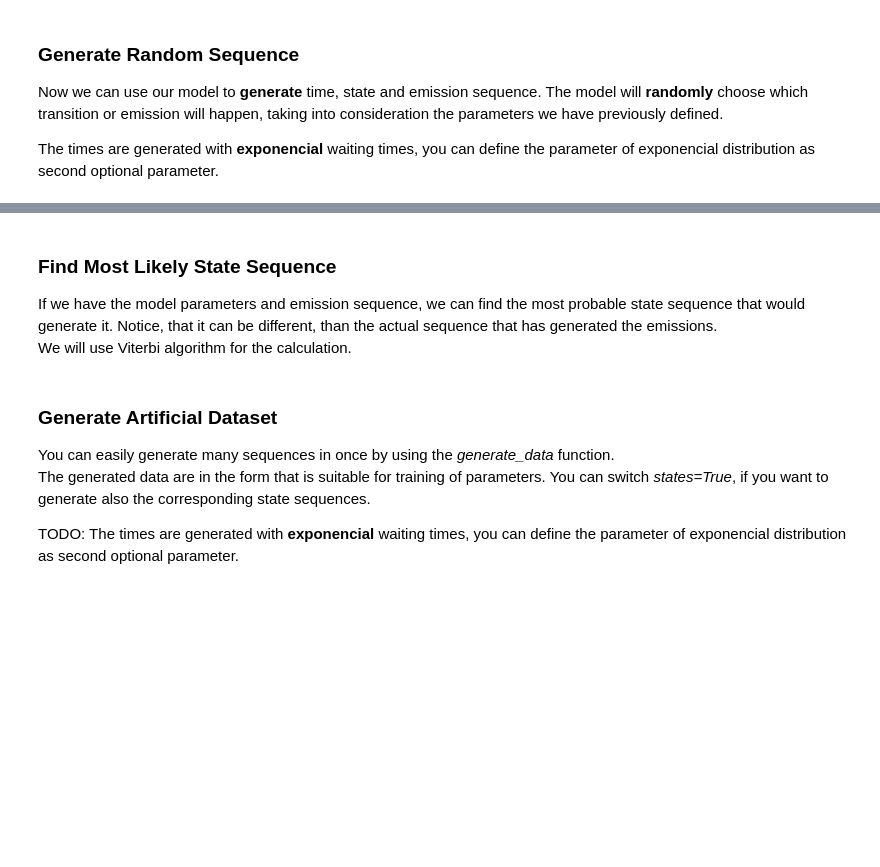
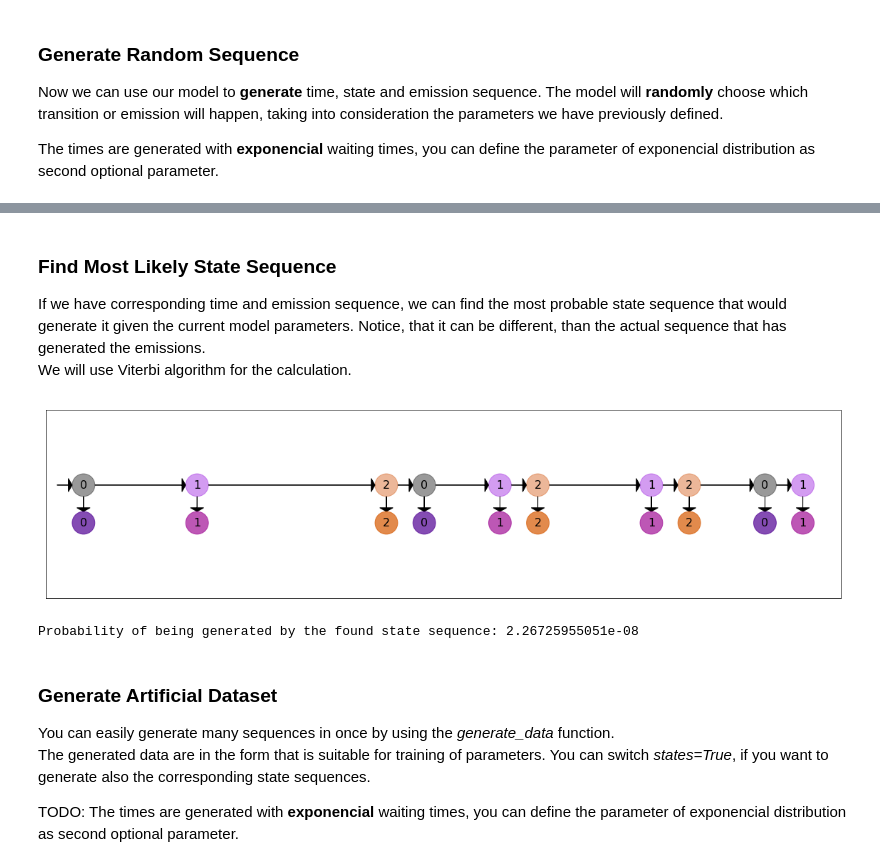
Before and after one commit to lopatovsky/HMMs, a Jupyter notebook: CT-HMM.ipynb, the cells around one changed output, grey strips where cells are left out. Cells and saved outputs as stored; diff of their text form; code cells hidden in the pictures; blank space fills up the shorter version.

```diff
--- a/CT-HMM.ipynb
+++ b/CT-HMM.ipynb
@@ -240,12 +242,15 @@ hmms.plot_hmm( s_seq, e_seq, time=t_seq )
 # %% [markdown]
 ### Find Most Likely State Sequence
-If we have the model parameters and emission sequence, we can find the most probable state sequence that would generate it. Notice, that it can be different, than the actual sequence that has generated the emissions.
+If we have corresponding time and emission sequence, we can find the most probable state sequence that would generate it given the current model parameters. Notice, that it can be different, than the actual sequence that has generated the emissions.
 We will use Viterbi algorithm for the calculation.
 # %%
 ( log_prob, s_seq ) =  chmm.viterbi( t_seq, e_seq )
 # Let's print the most likely state sequence, it can be same or differ from the sequence above.
 hmms.plot_hmm( s_seq, e_seq, time = t_seq )
-hmms.print_parameters( chmm )
+print( "Probability of being generated by the found state sequence:", np.exp( log_prob ) )
+# %% [output]
+[figure, added]
+Probability of being generated by the found state sequence: 2.26725955051e-08
 # %% [markdown]
 ### Generate Artificial  Dataset
 You can easily generate many sequences in once by using the *generate_data* function.
```
Also changed, not shown: parts of 1 cell of this notebook.
